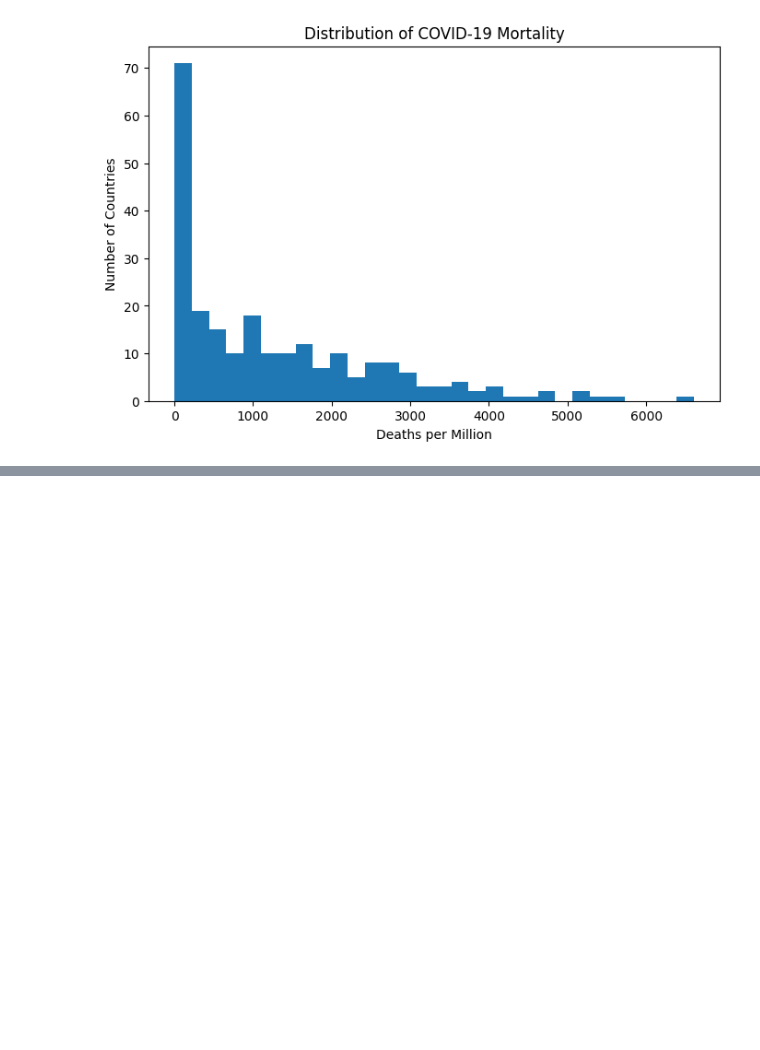
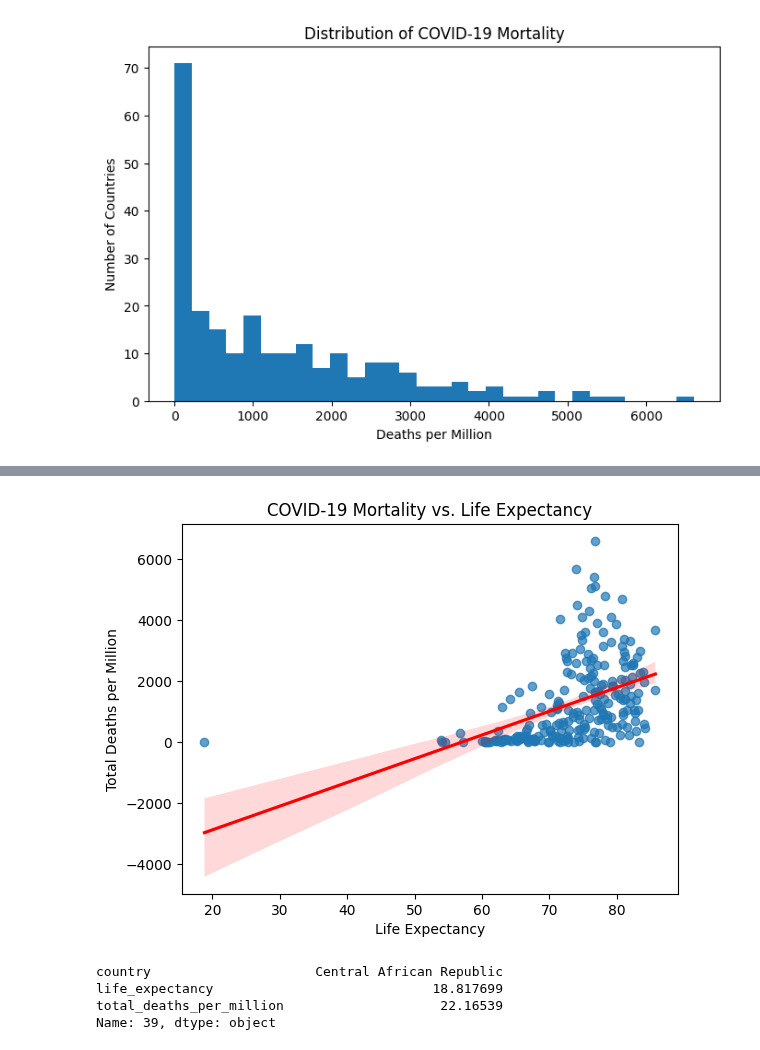
Before and after one commit to darylm910/CovidOWID_Cap2, a Jupyter notebook: notebooks/Covid_Exploratory_Data_Analysis.ipynb, the cells around one changed output, grey strips where cells are left out. Cells and saved outputs as stored; diff of their text form; code cells hidden in the pictures; blank space fills up the shorter version.

```diff
--- a/notebooks/Covid_Exploratory_Data_Analysis.ipynb
+++ b/notebooks/Covid_Exploratory_Data_Analysis.ipynb
@@ -119,0 +347,24 @@ plt.show()
+# %%
+sns.regplot(
+    data=covid,
+    x="life_expectancy",
+    y="total_deaths_per_million",
+    scatter_kws={"alpha": 0.7},
+    line_kws={"color": "red"}
+)
+
+plt.xlabel("Life Expectancy")
+plt.ylabel("Total Deaths per Million")
+plt.title("COVID-19 Mortality vs. Life Expectancy")
+
+plt.show()
+# %% [output]
+[figure, added]
+# %%
+covid.loc[covid["life_expectancy"].idxmin(),
+          ["country", "life_expectancy", "total_deaths_per_million"]]
+# %% [output]
+country                     Central African Republic
+life_expectancy                            18.817699
+total_deaths_per_million                    22.16539
+Name: 39, dtype: object
```
Also changed, not shown: parts of 49 cells of this notebook.
